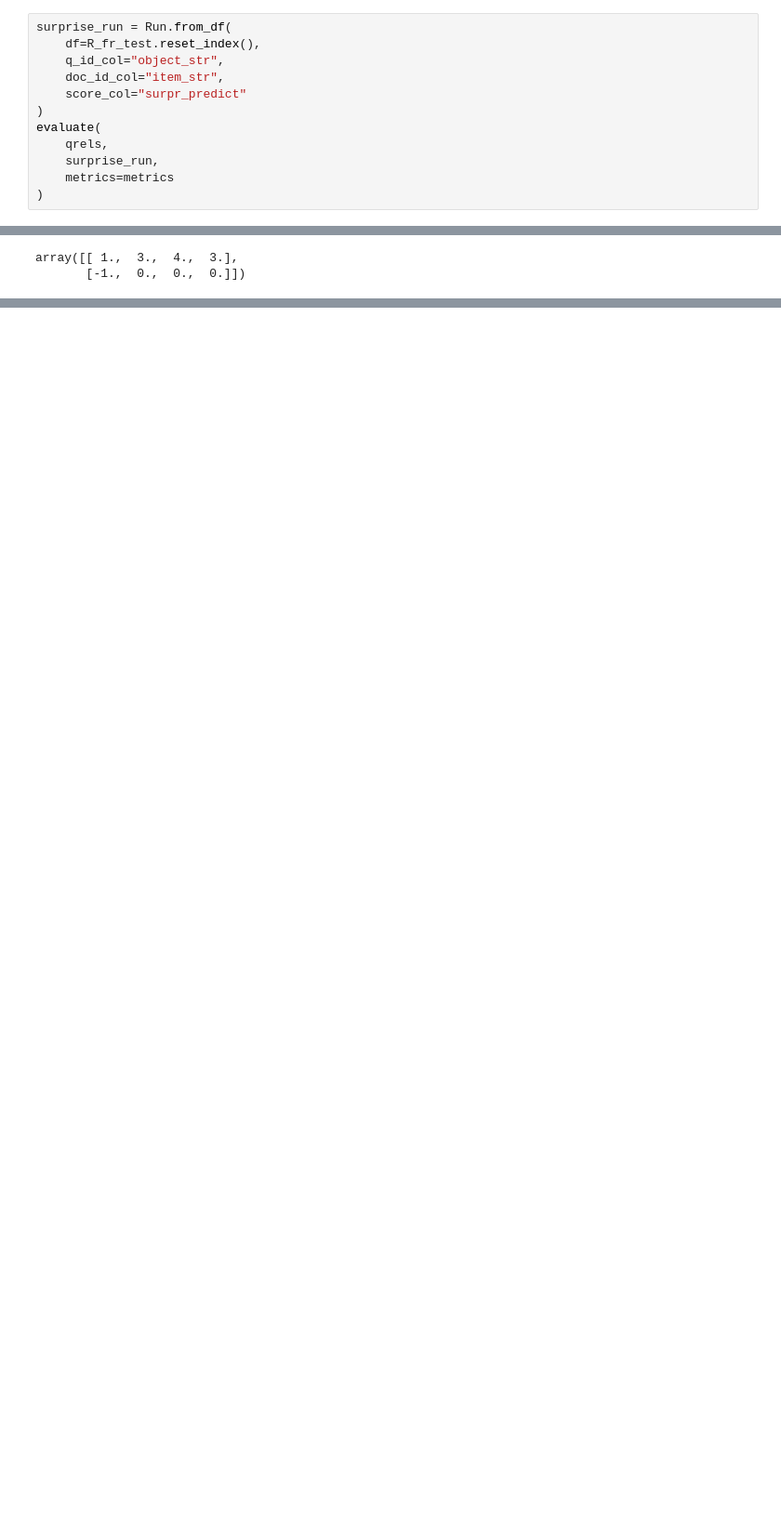
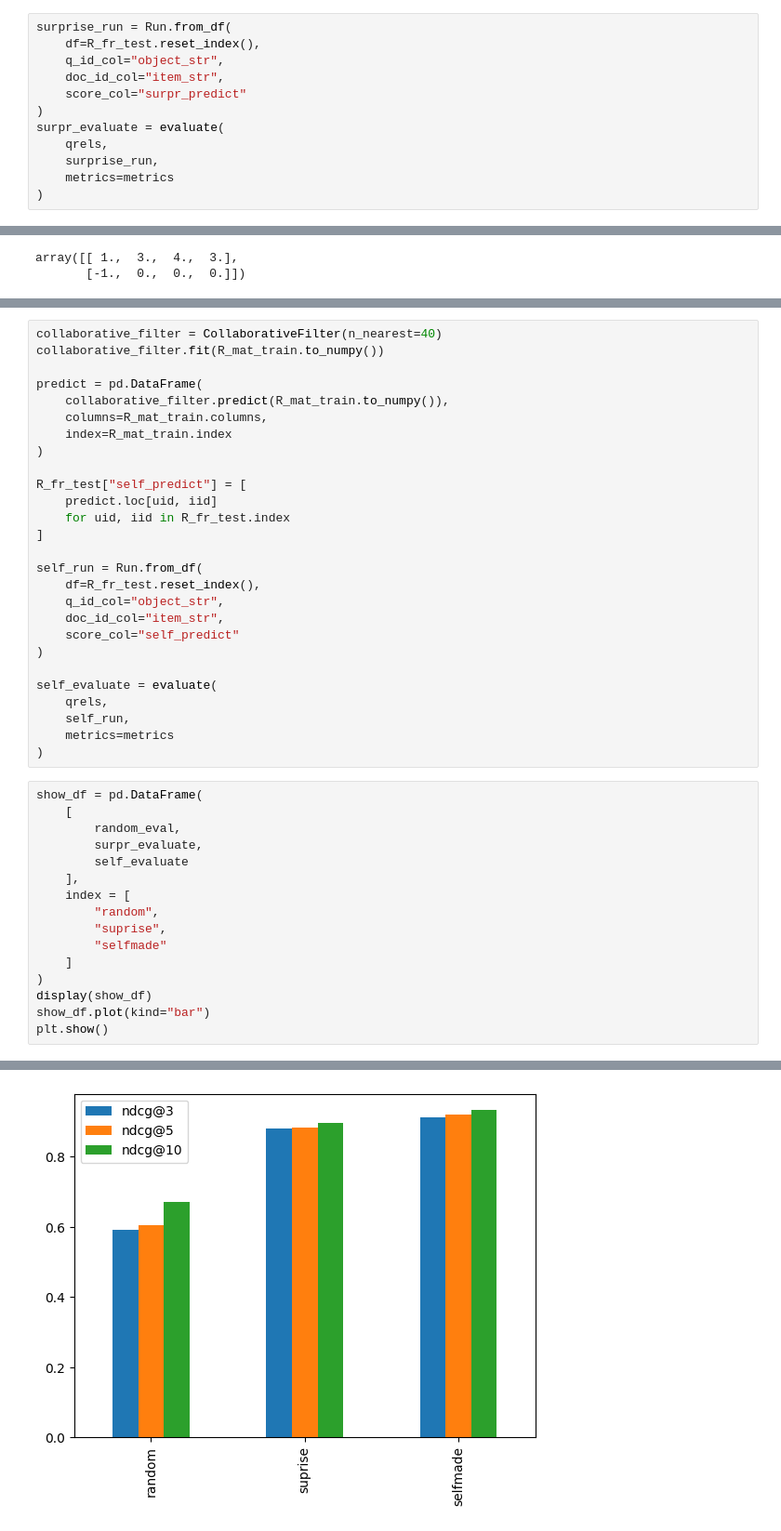
Before and after one commit to fedorkobak/knowledge, a Jupyter notebook: data_science/ranking_task/collaborative_filtering/self_made_mem_based.ipynb, the cells around one changed output, grey strips where cells are left out. Shown at 93% size. Cells and saved outputs as stored; diff of their text form; blank space fills up the shorter version.

Commit message:
data_science/ranking_task/collaborative_filtering/self_made_mem_based.ipynb   add bench for selfmale realisation

```diff
--- a/data_science/ranking_task/collaborative_filtering/self_made_mem_based.ipynb
+++ b/data_science/ranking_task/collaborative_filtering/self_made_mem_based.ipynb
@@ -175,7 +186,7 @@ surprise_run = Run.from_df(
     doc_id_col="item_str",
     score_col="surpr_predict"
 )
-evaluate(
+surpr_evaluate = evaluate(
     qrels,
     surprise_run,
     metrics=metrics
@@ -789,0 +799,44 @@ array([[ 1.,  3.,  4.,  3.],
+# %%
+collaborative_filter = CollaborativeFilter(n_nearest=40)
+collaborative_filter.fit(R_mat_train.to_numpy())
+
+predict = pd.DataFrame(
+    collaborative_filter.predict(R_mat_train.to_numpy()),
+    columns=R_mat_train.columns,
+    index=R_mat_train.index
+)
+
+R_fr_test["self_predict"] = [
+    predict.loc[uid, iid]
+    for uid, iid in R_fr_test.index
+]
+
+self_run = Run.from_df(
+    df=R_fr_test.reset_index(),
+    q_id_col="object_str",
+    doc_id_col="item_str",
+    score_col="self_predict"
+)
+
+self_evaluate = evaluate(
+    qrels,
+    self_run,
+    metrics=metrics
+)
+# %%
+show_df = pd.DataFrame(
+    [
+        random_eval,
+        surpr_evaluate,
+        self_evaluate
+    ],
+    index = [
+        "random",
+        "suprise",
+        "selfmade"
+    ]
+)
+display(show_df)
+show_df.plot(kind="bar")
+plt.show()
+# %% [output]
@@ -789,0 +847 @@ array([[ 1.,  3.,  4.,  3.],
+[figure, added]
```
Also changed, not shown: parts of 12 cells of this notebook.
